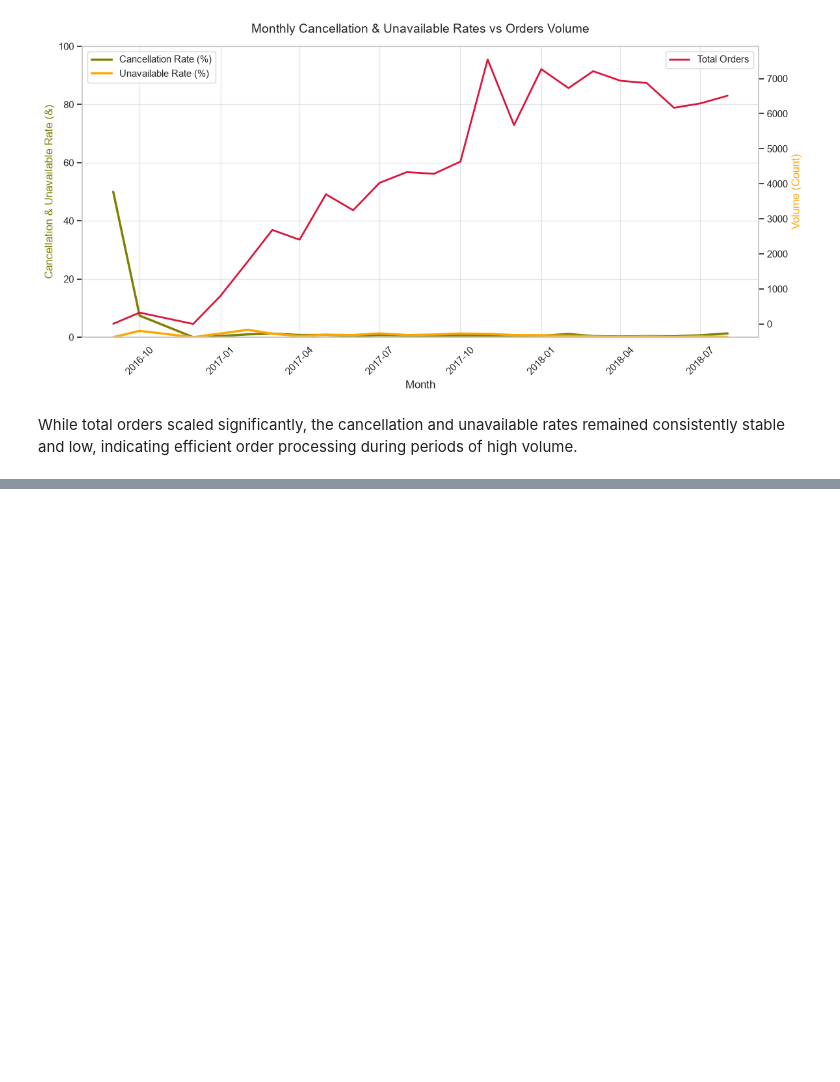
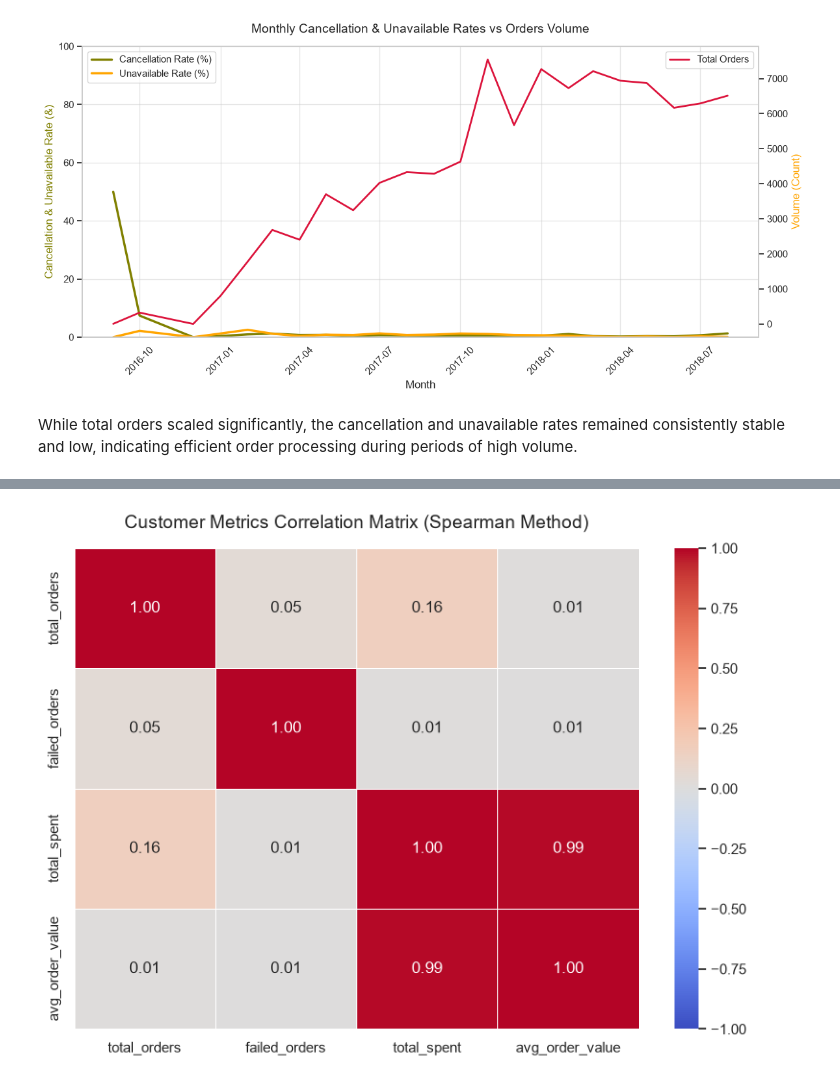
Before and after one commit to MarKotyn/olist-ecommerce-customer-analytics, a Jupyter notebook: python/notebooks/02_eda.ipynb, the cells around one changed output, grey strips where cells are left out. Saved outputs shown, nothing was run; the diff lists cells and outputs as text; code cells hidden in the pictures; blank space fills up the shorter version.

```diff
--- a/python/notebooks/02_eda.ipynb
+++ b/python/notebooks/02_eda.ipynb
@@ -124,0 +191,6 @@ While total orders scaled significantly, the cancellation and unavailable rates
+# %%
+correlation_cols = ["total_orders", "failed_orders", "total_spent", "avg_order_value"]
+df_corr_data = df_customers[correlation_cols]
+# %%
+corr_matrix = df_corr_data.corr(method="spearman")
+corr_matrix
@@ -124,0 +203,17 @@ While total orders scaled significantly, the cancellation and unavailable rates
+# %%
+plt.figure(figsize=(8, 6))
+sns.heatmap(
+    corr_matrix,
+    annot=True,
+    cmap="coolwarm",
+    fmt=".2f",
+    vmin=-1,
+    vmax=1,
+    linewidths=0.5,
+)
+
+plt.title("Customer Metrics Correlation Matrix (Spearman Method)", fontsize=14, pad=15)
+plt.tight_layout()
+plt.show()
+# %% [output]
+[figure, added]
```
Also changed, not shown: parts of 12 cells of this notebook.
